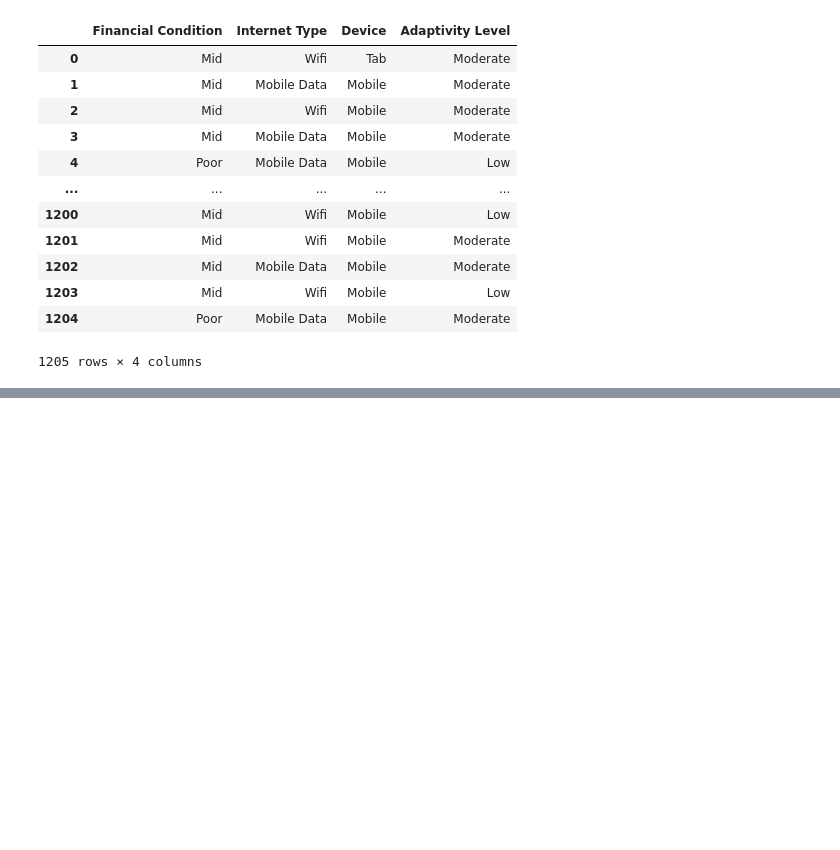
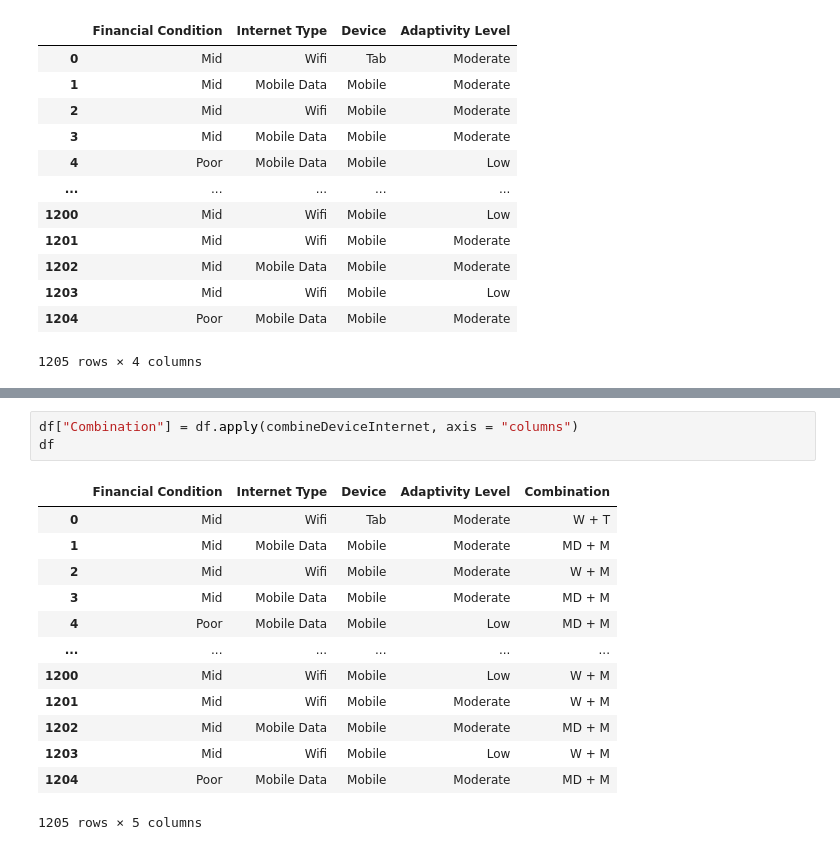
Before and after one commit to ubco-W2022T2-data301/project-group-group37, a Jupyter notebook: analysis/analysis3.ipynb, the cells around one changed output, grey strips where cells are left out. Saved outputs shown, nothing was run; the diff lists cells and outputs as text; blank space fills up the shorter version.

```diff
--- a/analysis/analysis3.ipynb
+++ b/analysis/analysis3.ipynb
@@ -59,0 +90,17 @@ df
+# %%
+df["Combination"] = df.apply(combineDeviceInternet, axis = "columns")
+df
+# %% [output]
+|  | Financial Condition | Internet Type | Device | Adaptivity Level | Combination |
+| 0 | Mid | Wifi | Tab | Moderate | W + T |
+| 1 | Mid | Mobile Data | Mobile | Moderate | MD + M |
+| 2 | Mid | Wifi | Mobile | Moderate | W + M |
+| 3 | Mid | Mobile Data | Mobile | Moderate | MD + M |
+| 4 | Poor | Mobile Data | Mobile | Low | MD + M |
+| ... | ... | ... | ... | ... | ... |
+| 1200 | Mid | Wifi | Mobile | Low | W + M |
+| 1201 | Mid | Wifi | Mobile | Moderate | W + M |
+| 1202 | Mid | Mobile Data | Mobile | Moderate | MD + M |
+| 1203 | Mid | Wifi | Mobile | Low | W + M |
+| 1204 | Poor | Mobile Data | Mobile | Moderate | MD + M |
+1205 rows × 5 columns
```
Also changed, not shown: parts of 18 cells of this notebook.
